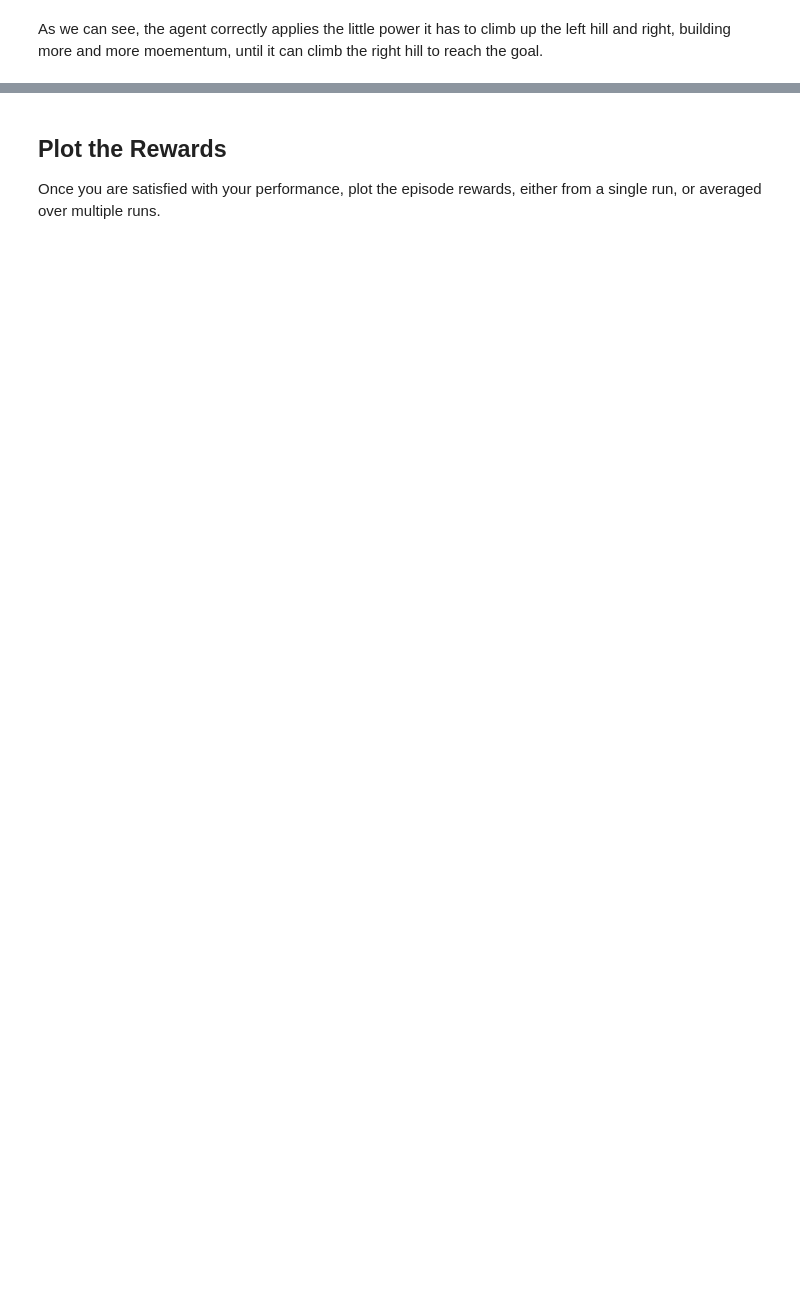
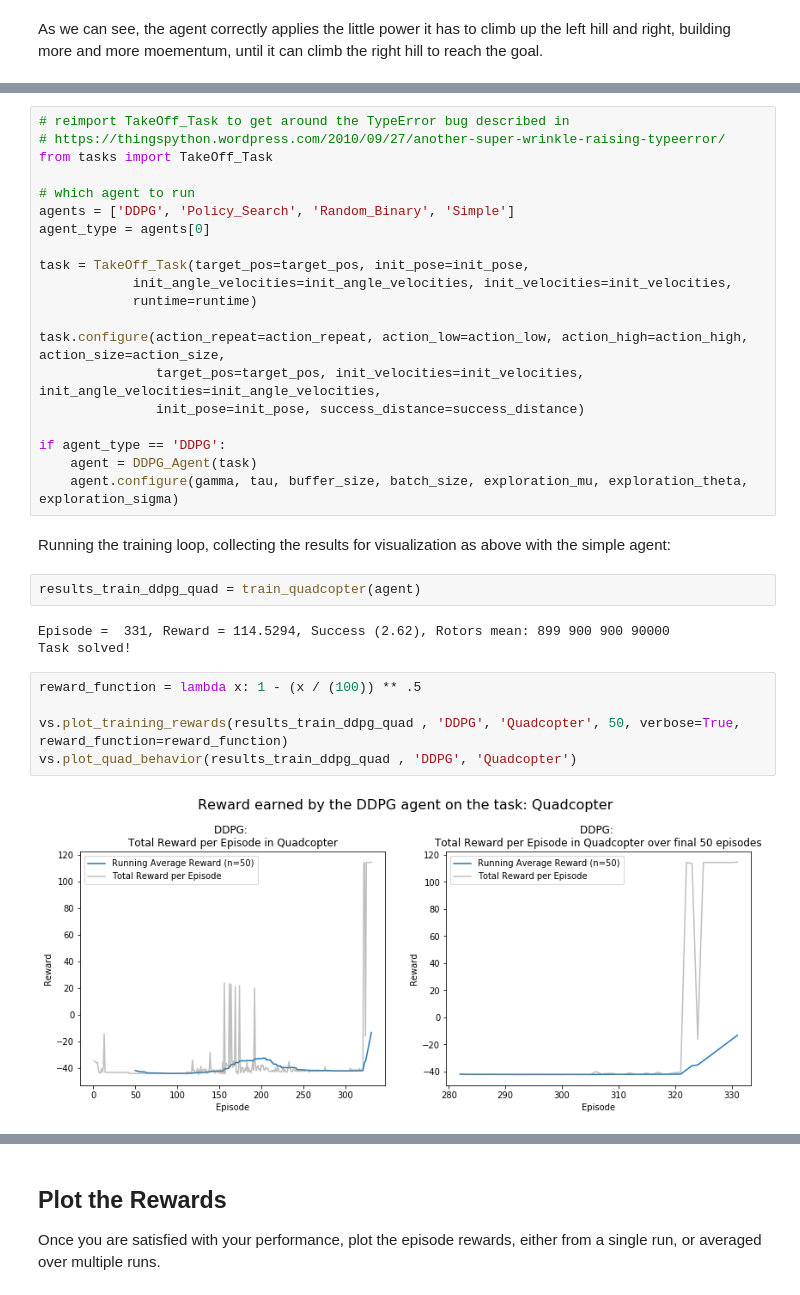
Before and after one commit to manuelseeger/RL-Quadcopter-2, a Jupyter notebook: Quadcopter_Project.ipynb, the cells around one changed output, grey strips where cells are left out. Drawn from its saved outputs; the diff is of its cells as text; blank space fills up the shorter version.

```diff
--- a/Quadcopter_Project.ipynb
+++ b/Quadcopter_Project.ipynb
@@ -387,0 +691,34 @@ As we can see, the agent correctly applies the little power it has to climb up t
+# %%
+# reimport TakeOff_Task to get around the TypeError bug described in
+# https://thingspython.wordpress.com/2010/09/27/another-super-wrinkle-raising-typeerror/
+from tasks import TakeOff_Task
+
+# which agent to run
+agents = ['DDPG', 'Policy_Search', 'Random_Binary', 'Simple']
+agent_type = agents[0]
+
+task = TakeOff_Task(target_pos=target_pos, init_pose=init_pose,
+            init_angle_velocities=init_angle_velocities, init_velocities=init_velocities,
+            runtime=runtime)
+
+task.configure(action_repeat=action_repeat, action_low=action_low, action_high=action_high, action_size=action_size,
+               target_pos=target_pos, init_velocities=init_velocities, init_angle_velocities=init_angle_velocities,
+               init_pose=init_pose, success_distance=success_distance)
+
+if agent_type == 'DDPG':
+    agent = DDPG_Agent(task)
+    agent.configure(gamma, tau, buffer_size, batch_size, exploration_mu, exploration_theta, exploration_sigma)
+# %% [markdown]
+Running the training loop, collecting the results for visualization as above with the simple agent:
+# %%
+results_train_ddpg_quad = train_quadcopter(agent)
+# %% [output]
+Episode =  331, Reward = 114.5294, Success (2.62), Rotors mean: 899 900 900 90000
+Task solved!
+# %%
+reward_function = lambda x: 1 - (x / (100)) ** .5
+
+vs.plot_training_rewards(results_train_ddpg_quad , 'DDPG', 'Quadcopter', 50, verbose=True, reward_function=reward_function)
+vs.plot_quad_behavior(results_train_ddpg_quad , 'DDPG', 'Quadcopter')
+# %% [output]
+[figure, added]
```
Also changed, not shown: parts of 46 cells of this notebook, 4 other files.
